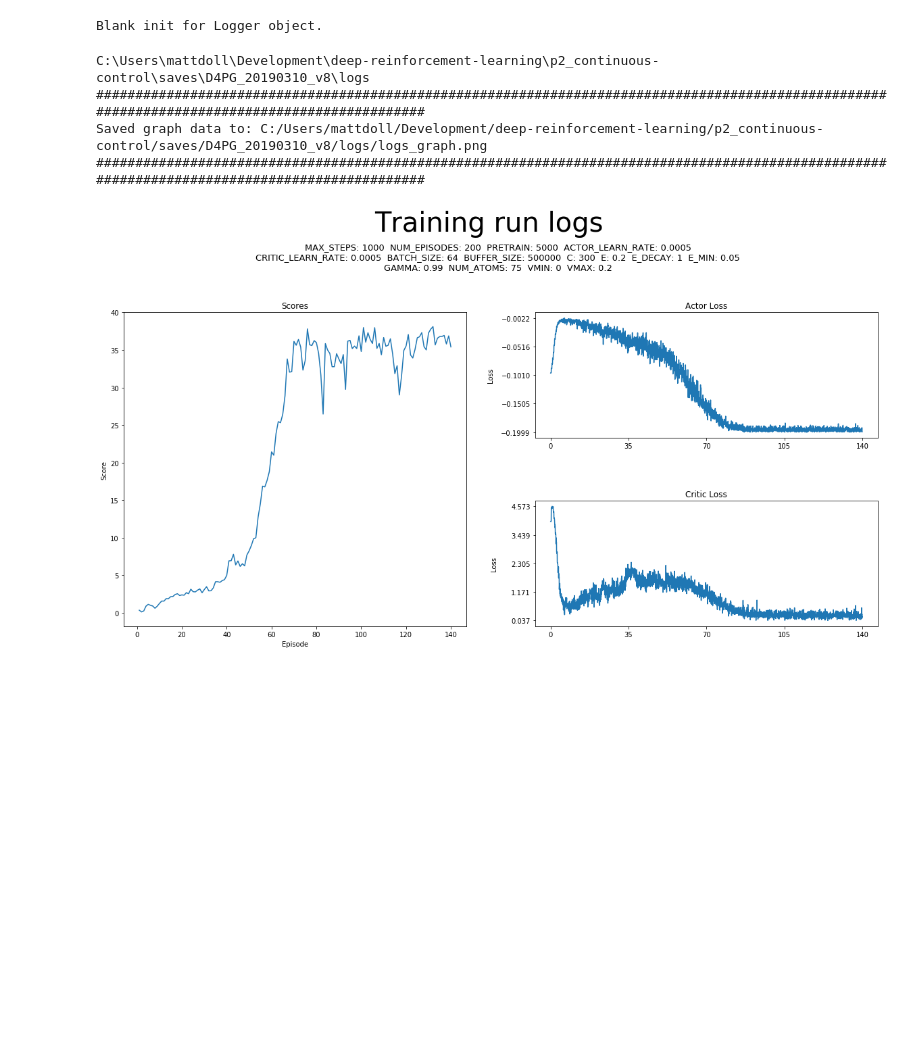
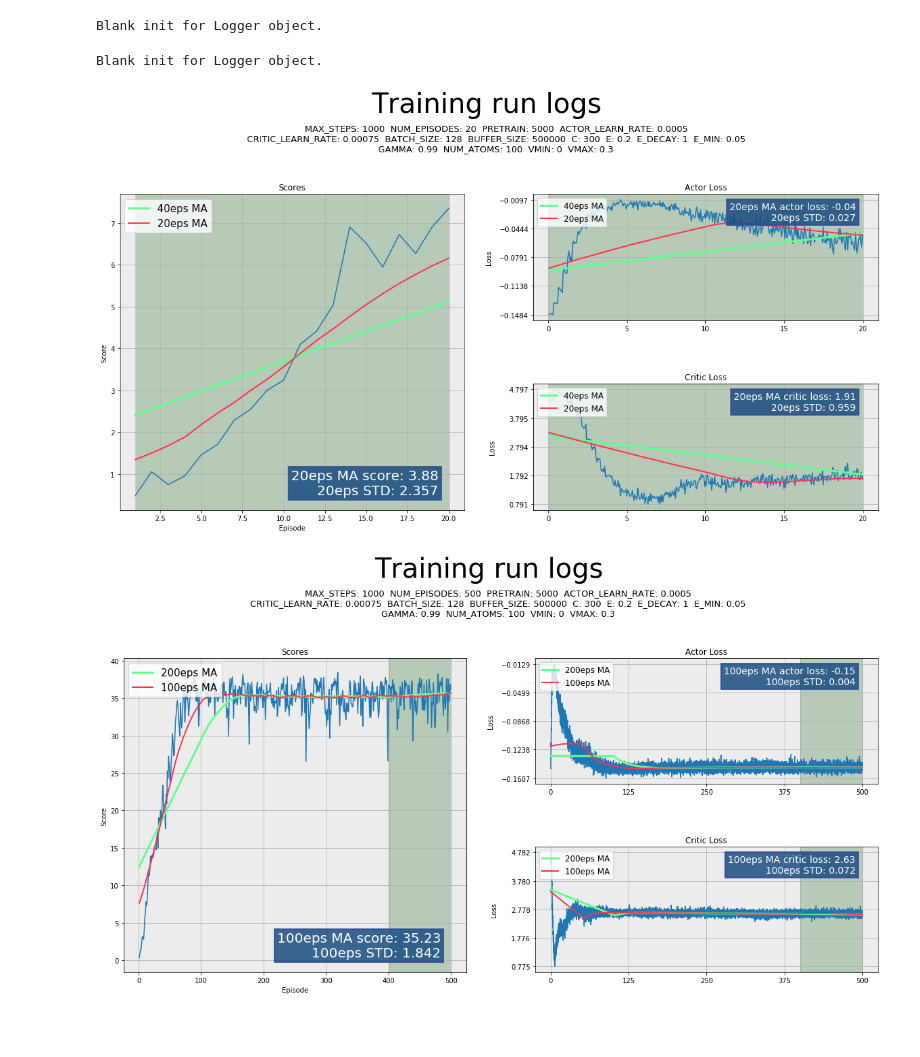
Before and after one commit to whiterabbitobj/Udacity-DeepRL, a Jupyter notebook: p2_continuous-control/plotTest-Copy1.ipynb, the cells around one changed output. Cells and saved outputs as stored; diff of their text form; code cells hidden in the pictures; blank space fills up the shorter version.

```diff
--- a/p2_continuous-control/plotTest-Copy1.ipynb
+++ b/p2_continuous-control/plotTest-Copy1.ipynb
@@ -11,15 +9,23 @@ f = "C:\\Users\\mattdoll\\Development\\deep-reinforcement-learning\\p2_continuou
-# %%
-l = data_handling.Logger()
-# %% [output]
-Blank init for Logger object.
-# %%
-l.graph(f, False)
-# %% [output]
-C:\Users\mattdoll\Development\deep-reinforcement-learning\p2_continuous-control\saves\D4PG_20190310_v8\logs
-###############################################################################################################################################
-Saved graph data to: C:/Users/mattdoll/Development/deep-reinforcement-learning/p2_continuous-control/saves/D4PG_20190310_v8/logs/logs_graph.png
-###############################################################################################################################################
-[figure, removed]
+# %%
+importlib.reload(data_handling)
+from data_handling import Saver, Logger
+
+l = Logger()
+# %% [output]
+Blank init for Logger object.
+# %%
+importlib.reload(data_handling)
+from data_handling import Saver, Logger
+
+l = Logger()
+f ="C:\\Users\\mattdoll\\Development\\deep-reinforcement-learning\\p2_continuous-control\\saves\\D4PG_20190311_v12\\logs"
+l.graph(f, False)
+f ="C:\\Users\\mattdoll\\Development\\deep-reinforcement-learning\\p2_continuous-control\\saves\\D4PG_20190310_v9\\logs"
+l.graph(f, False)
+# %% [output]
+Blank init for Logger object.
+[figure, added]
+[figure, added]
 # %%
 scores_fp = "C:\\Users\\mattdoll\\Development\\deep-reinforcement-learning\\p2_continuous-control\\saves\\D4PG_20190309_v10\\logs\\D4PG_20190309_v10_scores.txt"
 actor_fp = "C:\\Users\\mattdoll\\Development\\deep-reinforcement-learning\\p2_continuous-control\\saves\\D4PG_20190309_v10\\logs\\D4PG_20190309_v10_actorloss.txt"
```
Also changed, not shown: parts of 2 cells of this notebook, 6 other files.
